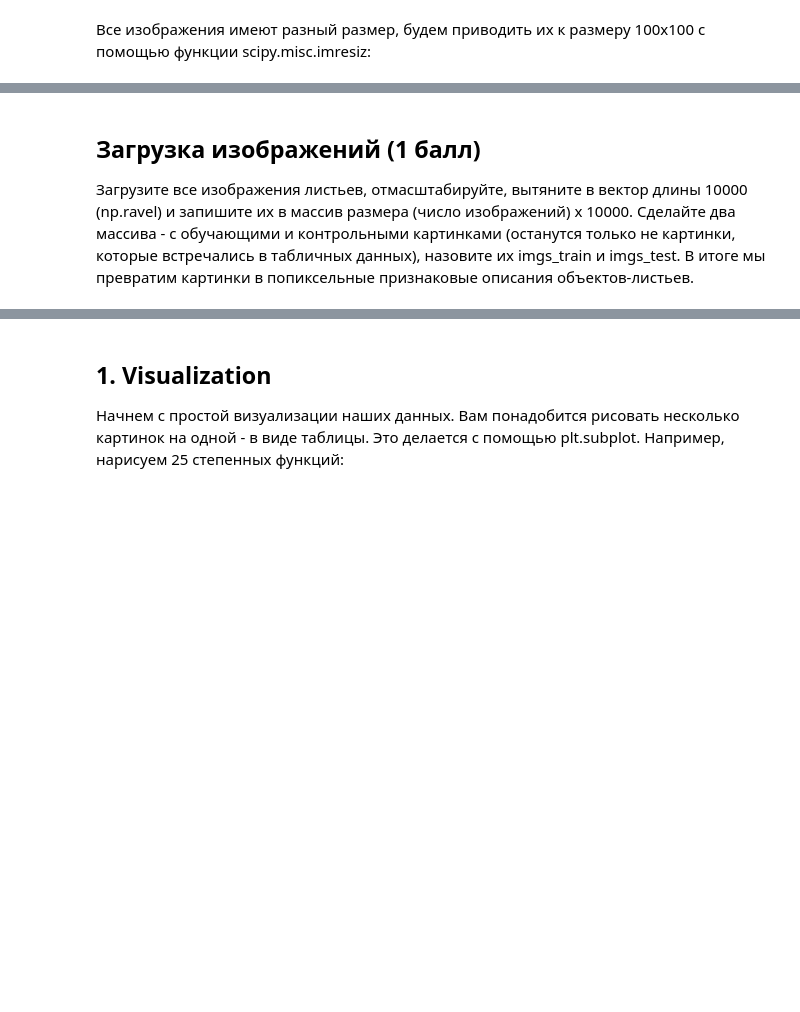
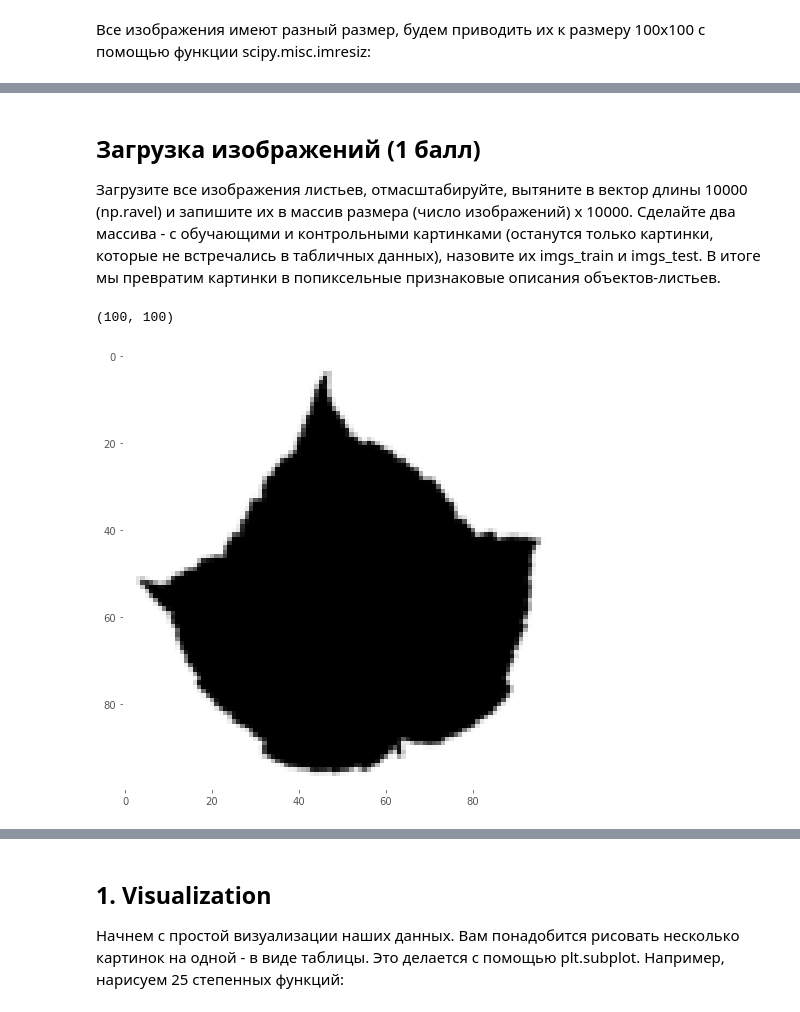
Before and after one commit to BobrG/IreneGit, a Jupyter notebook: hw3.ipynb, the cells around one changed output, grey strips where cells are left out. Cells and saved outputs as stored; diff of their text form; code cells hidden in the pictures; blank space fills up the shorter version.

```diff
--- a/hw3.ipynb
+++ b/hw3.ipynb
@@ -136,3 +140,11 @@ plt.grid(None)
 # %% [markdown]
 ## Загрузка изображений (1 балл)
-Загрузите все изображения листьев, отмасштабируйте, вытяните в вектор длины 10000 (np.ravel) и запишите их в массив размера (число изображений) x 10000. Сделайте два массива - с обучающими и контрольными картинками (останутся только не картинки, которые встречались в табличных данных), назовите их imgs_train и imgs_test. В итоге мы превратим картинки в попиксельные признаковые описания объектов-листьев.
+Загрузите все изображения листьев, отмасштабируйте, вытяните в вектор длины 10000 (np.ravel) и запишите их в массив размера (число изображений) x 10000. Сделайте два массива - с обучающими и контрольными картинками (останутся только картинки, которые не встречались в табличных данных), назовите их imgs_train и imgs_test. В итоге мы превратим картинки в попиксельные признаковые описания объектов-листьев.
+# %%
+imgs = [imresize(plt.imread(os.path.join(IMG_DIR, i)), (100, 100)) for i in os.listdir(IMG_DIR)]
+print(imgs[0].shape)
+plt.imshow(imgs[1], cmap='Greys')
+plt.grid(None)
+# %% [output]
+(100, 100)
+[figure, added]
```
Also changed, not shown: parts of 8 cells of this notebook.
